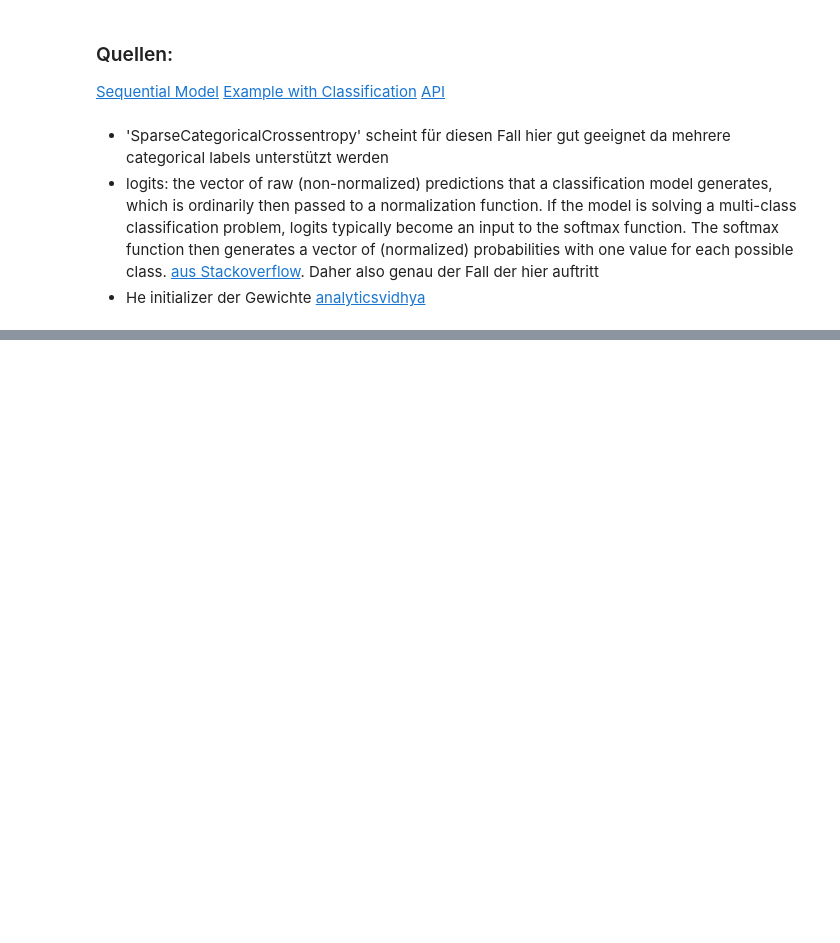
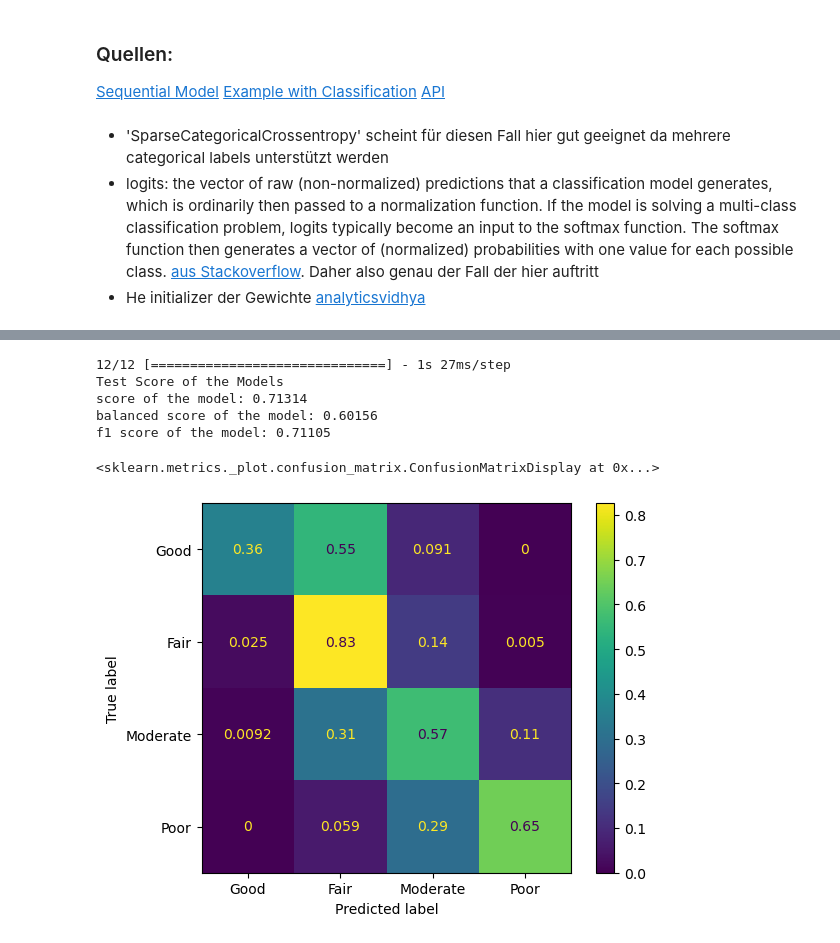
Before and after one commit to fxschmidt/AirPollution, a Jupyter notebook: Eigenes_Projekt/deep_learning.ipynb, the cells around one changed output, grey strips where cells are left out. Drawn from its saved outputs; the diff is of its cells as text; code cells hidden in the pictures; blank space fills up the shorter version.

```diff
--- a/Eigenes_Projekt/deep_learning.ipynb
+++ b/Eigenes_Projekt/deep_learning.ipynb
@@ -184,0 +216,14 @@ list(aqi_labels.values())
+# %%
+#create a simple neural Network
+initializer = tf.keras.initializers.HeNormal(seed=3)
+model_complex = keras.Sequential()
+model_complex.add(keras.Input(shape=(55,)))
+for i in range(10):
+    model_complex.add(layers.Dense(70,activation="relu",name=f"hidden_layer_{i}",kernel_initializer=initializer))
+model_complex.add(layers.Dropout(0.2))
+model_complex.add(layers.Dense(60,activation="relu",name=f"hidden_layer_-3",kernel_initializer=initializer))
+model_complex.add(layers.Dense(60,activation="relu",name=f"hidden_layer_-2",kernel_initializer=initializer))
+
+model_complex.add(layers.Dense(4,activation="softmax",name="output_layer"))
+
+model_complex.summary()
@@ -184,0 +248,5 @@ list(aqi_labels.values())
+# %%
+model_complex.compile(optimizer="adam",
+              loss=tf.keras.losses.SparseCategoricalCrossentropy(), # this loss function fits for 2 or more categorial labels,
+              metrics=['accuracy',"sparse_categorical_crossentropy","mean_squared_error"])
+hist=model_complex.fit(X_train, y_train, epochs=250,use_multiprocessing=True,batch_size=32)
@@ -184,0 +271,25 @@ list(aqi_labels.values())
+# %%
+y_predict=model_complex.predict(X_test).argmax(axis=1)
+y_predict_cat=pd.Series(y_predict).map(aqi_labels)
+y_test_cat=pd.Series(y_test).map(aqi_labels)
+
+'Test Score'
+print("Test Score of the Models")
+accuracy_test=metrics.accuracy_score(y_test,y_predict)
+print(f"score of the model: {round(accuracy_test,5)}")
+balanced_accuracy_test=metrics.balanced_accuracy_score(y_test,y_predict)
+print(f"balanced score of the model: {round(balanced_accuracy_test,5)}")
+f1_test=metrics.f1_score(y_test,y_predict,average="weighted")
+print(f"f1 score of the model: {round(f1_test,5)}")
+
+cm=metrics.confusion_matrix(y_true=y_test_cat,y_pred=y_predict_cat,labels=list(aqi_labels.values()),normalize="true")
+disp = metrics.ConfusionMatrixDisplay(cm,display_labels=list(aqi_labels.values()))
+disp.plot()
+# %% [output]
+12/12 [==============================] - 1s 27ms/step
+Test Score of the Models
+score of the model: 0.71314
+balanced score of the model: 0.60156
+f1 score of the model: 0.71105
+<sklearn.metrics._plot.confusion_matrix.ConfusionMatrixDisplay at 0x...>
+[figure, added]
```
Also changed, not shown: parts of 21 cells of this notebook, 18 other files.
